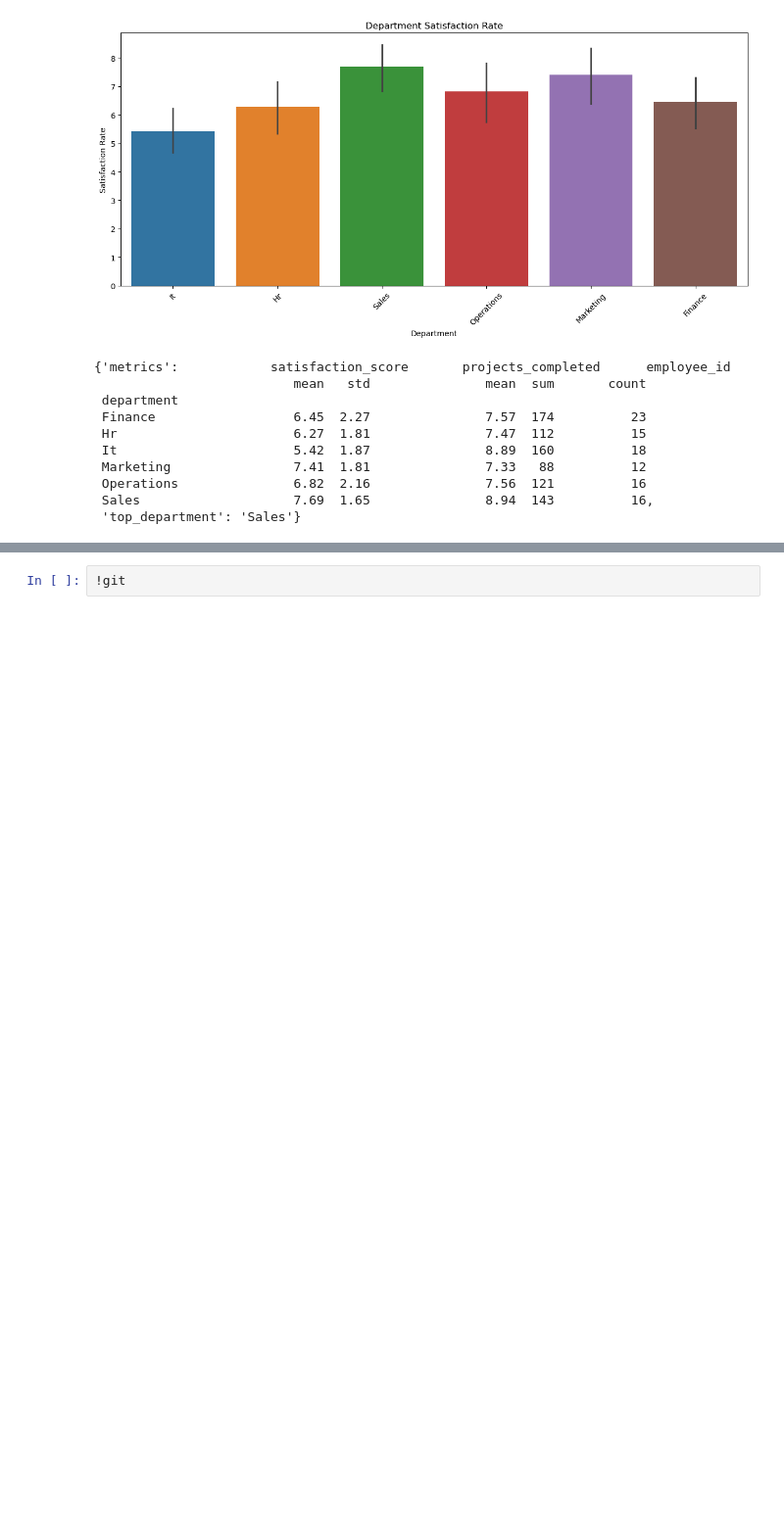
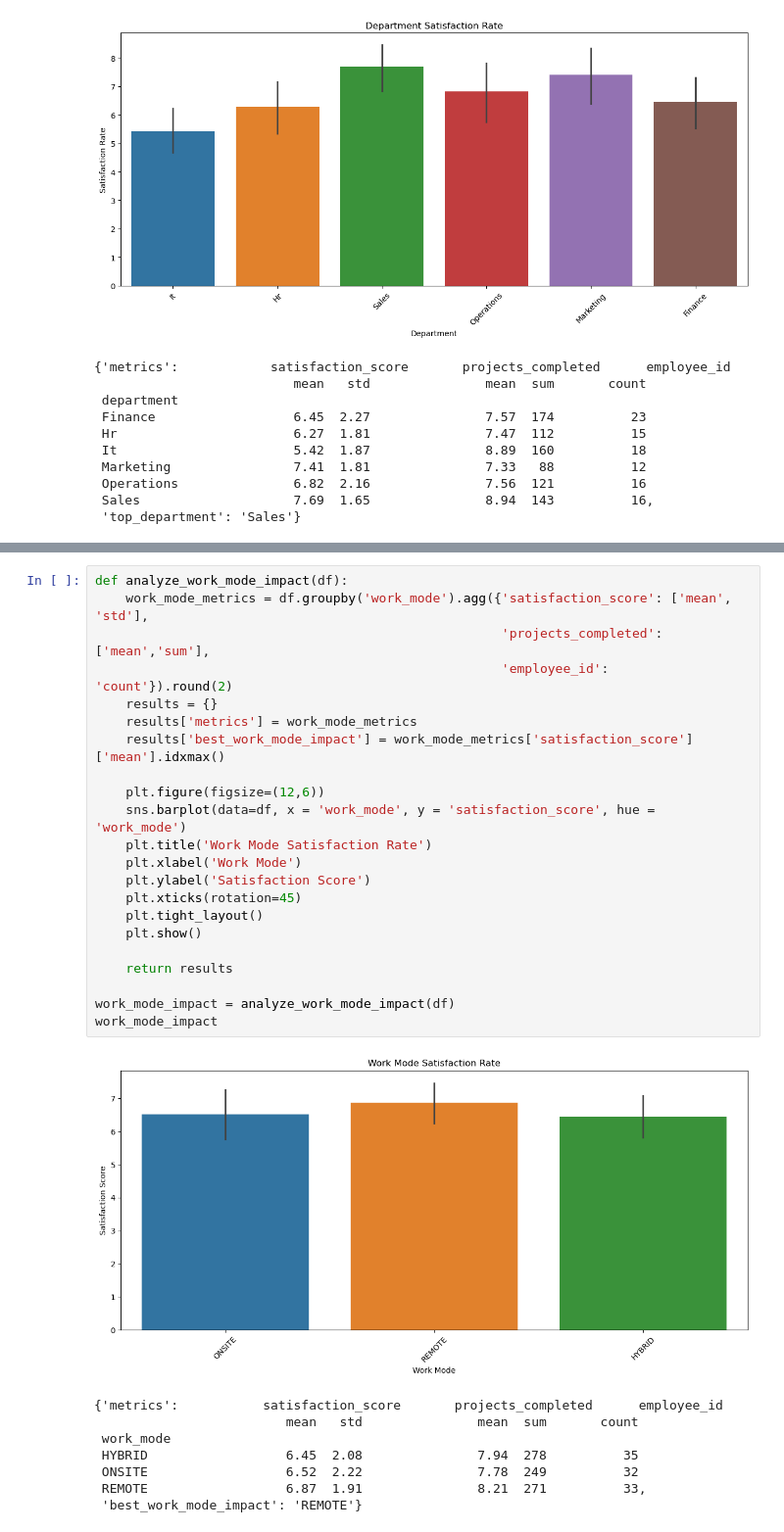
Before and after one commit to michaelandiputra/EngagemetricsAnalysisPractice, a Jupyter notebook: Analysis.ipynb, the cells around one changed output, grey strips where cells are left out. Shown at 98% size. Drawn from its saved outputs; the diff is of its cells as text; blank space fills up the shorter version.

```diff
--- a/Analysis.ipynb
+++ b/Analysis.ipynb
@@ -184,2 +138,31 @@ nothing added to commit but untracked files present (use "git add" to track)
-# %%
-!git
+# %%
+def analyze_work_mode_impact(df):
+    work_mode_metrics = df.groupby('work_mode').agg({'satisfaction_score': ['mean', 'std'],
+                                                     'projects_completed': ['mean','sum'],
+                                                     'employee_id': 'count'}).round(2)
+    results = {}
+    results['metrics'] = work_mode_metrics
+    results['best_work_mode_impact'] = work_mode_metrics['satisfaction_score']['mean'].idxmax()
+
+    plt.figure(figsize=(12,6))
+    sns.barplot(data=df, x = 'work_mode', y = 'satisfaction_score', hue = 'work_mode')
+    plt.title('Work Mode Satisfaction Rate')
+    plt.xlabel('Work Mode')
+    plt.ylabel('Satisfaction Score')
+    plt.xticks(rotation=45)
+    plt.tight_layout()
+    plt.show()
+
+    return results
+
+work_mode_impact = analyze_work_mode_impact(df)
+work_mode_impact
+# %% [output]
+[figure, added]
+{'metrics':           satisfaction_score       projects_completed      employee_id
+                         mean   std               mean  sum       count
+ work_mode
+ HYBRID                  6.45  2.08               7.94  278          35
+ ONSITE                  6.52  2.22               7.78  249          32
+ REMOTE                  6.87  1.91               8.21  271          33,
+ 'best_work_mode_impact': 'REMOTE'}
```
Also changed, not shown: parts of 9 cells of this notebook.
